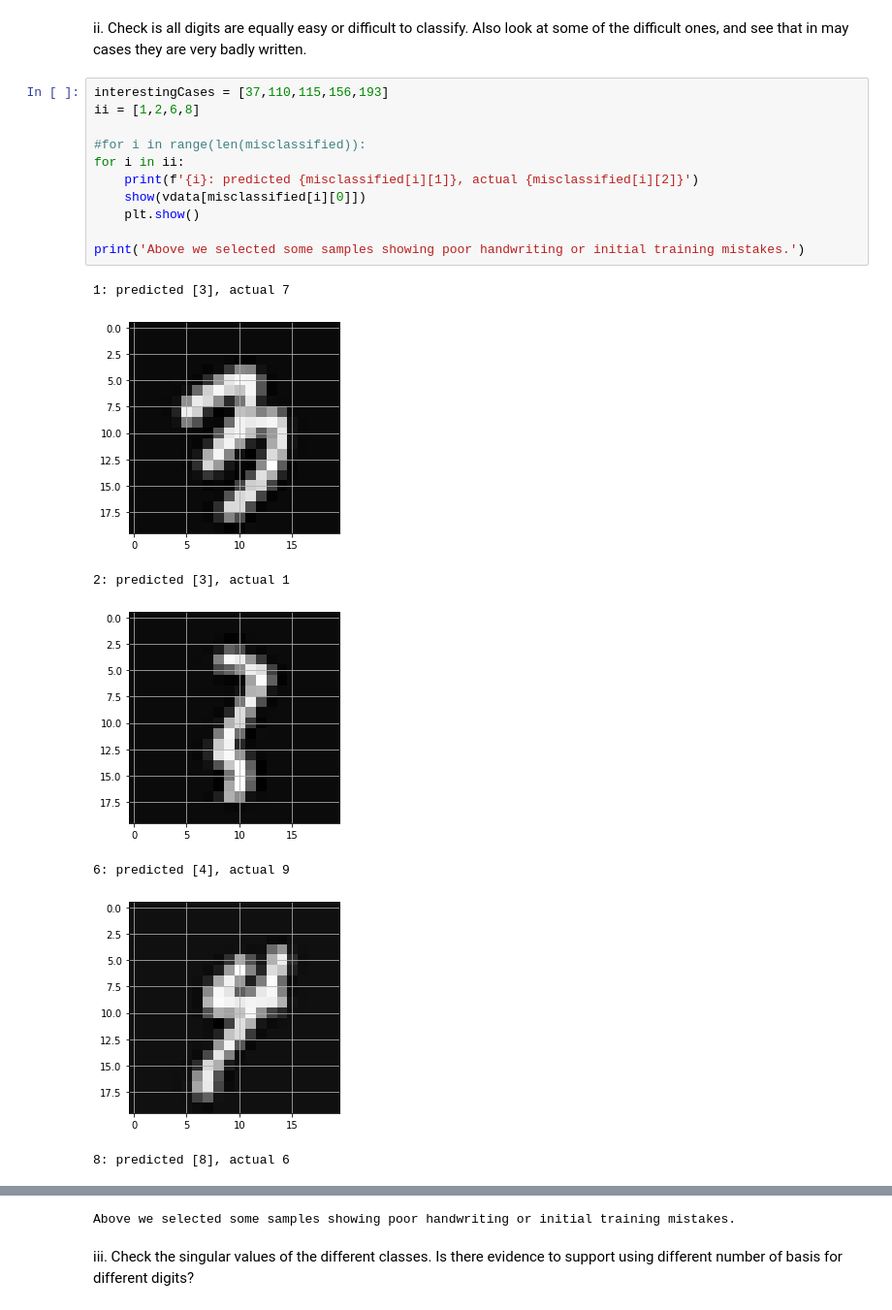
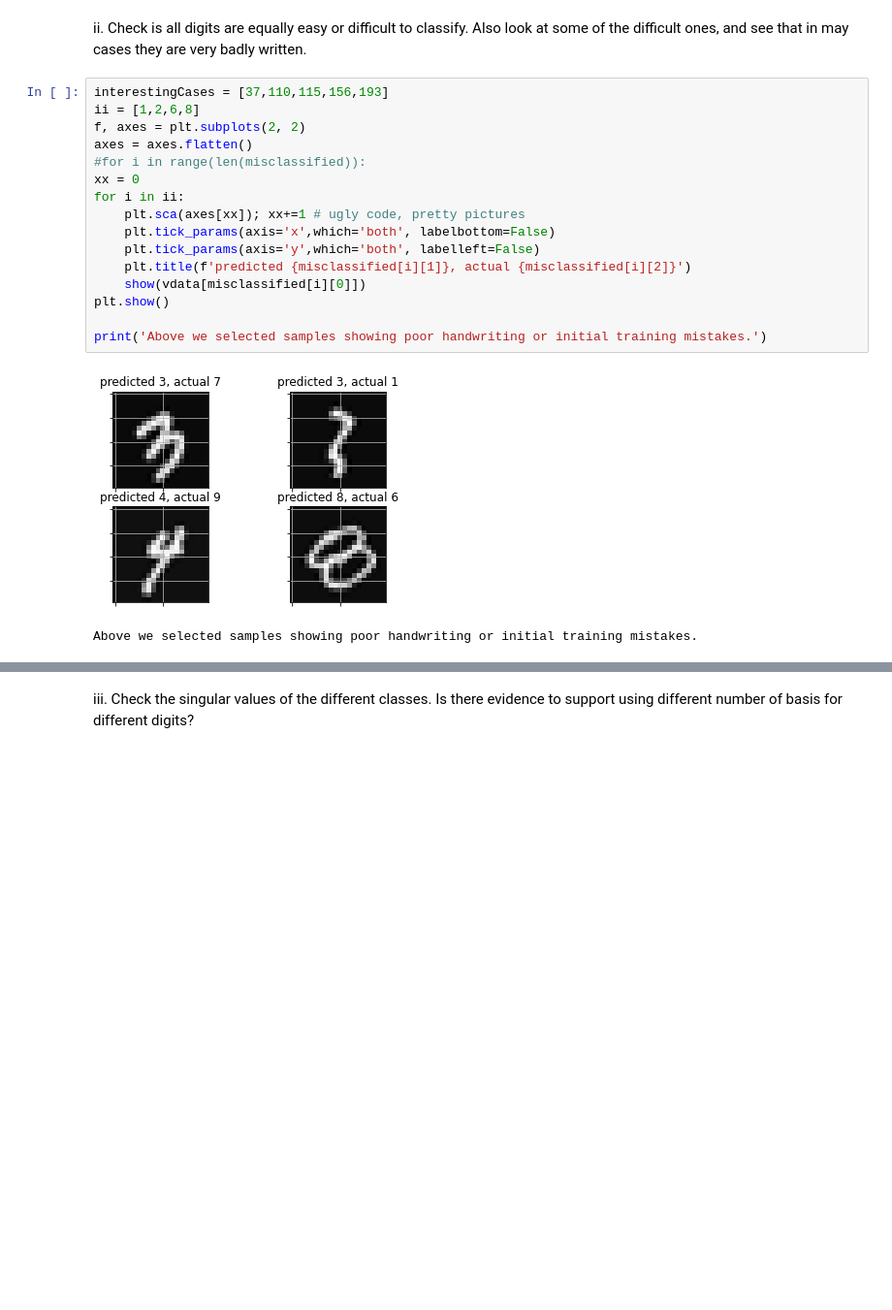
Before and after one commit to fractalclockwork/Math425, a Jupyter notebook: FinalProjectProblem3.ipynb, the cells around one changed output, grey strips where cells are left out. Shown at 97% size. Saved outputs shown, nothing was run; the diff lists cells and outputs as text; blank space fills up the shorter version.

```diff
--- a/FinalProjectProblem3.ipynb
+++ b/FinalProjectProblem3.ipynb
@@ -166,19 +162,19 @@ plt.grid()
 # %%
 interestingCases = [37,110,115,156,193]
 ii = [1,2,6,8]
+f, axes = plt.subplots(2, 2)
+axes = axes.flatten()
+#for i in range(len(misclassified)):
+xx = 0
+for i in ii:
+    plt.sca(axes[xx]); xx+=1 # ugly code, pretty pictures
+    plt.tick_params(axis='x',which='both', labelbottom=False)
+    plt.tick_params(axis='y',which='both', labelleft=False)
+    plt.title(f'predicted {misclassified[i][1]}, actual {misclassified[i][2]}')
+    show(vdata[misclassified[i][0]])
+plt.show()
 
-#for i in range(len(misclassified)):
-for i in ii:
-    print(f'{i}: predicted {misclassified[i][1]}, actual {misclassified[i][2]}')
-    show(vdata[misclassified[i][0]])
-    plt.show()
-
-print('Above we selected some samples showing poor handwriting or initial training mistakes.')
+print('Above we selected samples showing poor handwriting or initial training mistakes.')
 # %% [output]
+[figure, new version]
-1: predicted [3], actual 7
+Above we selected samples showing poor handwriting or initial training mistakes.
-[figure, old version]
-2: predicted [3], actual 1
-[figure, removed]
-6: predicted [4], actual 9
-[figure, removed]
-8: predicted [8], actual 6
@@ -186,4 +181,3 @@ print('Above we selected some samples showing poor handwriting or initial traini
-Above we selected some samples showing poor handwriting or initial training mistakes.
 # %% [markdown]
 
  iii. Check the singular values of the different classes.  Is there evidence to support using different number of basis for different digits?
```
Also changed, not shown: parts of 9 cells of this notebook.
